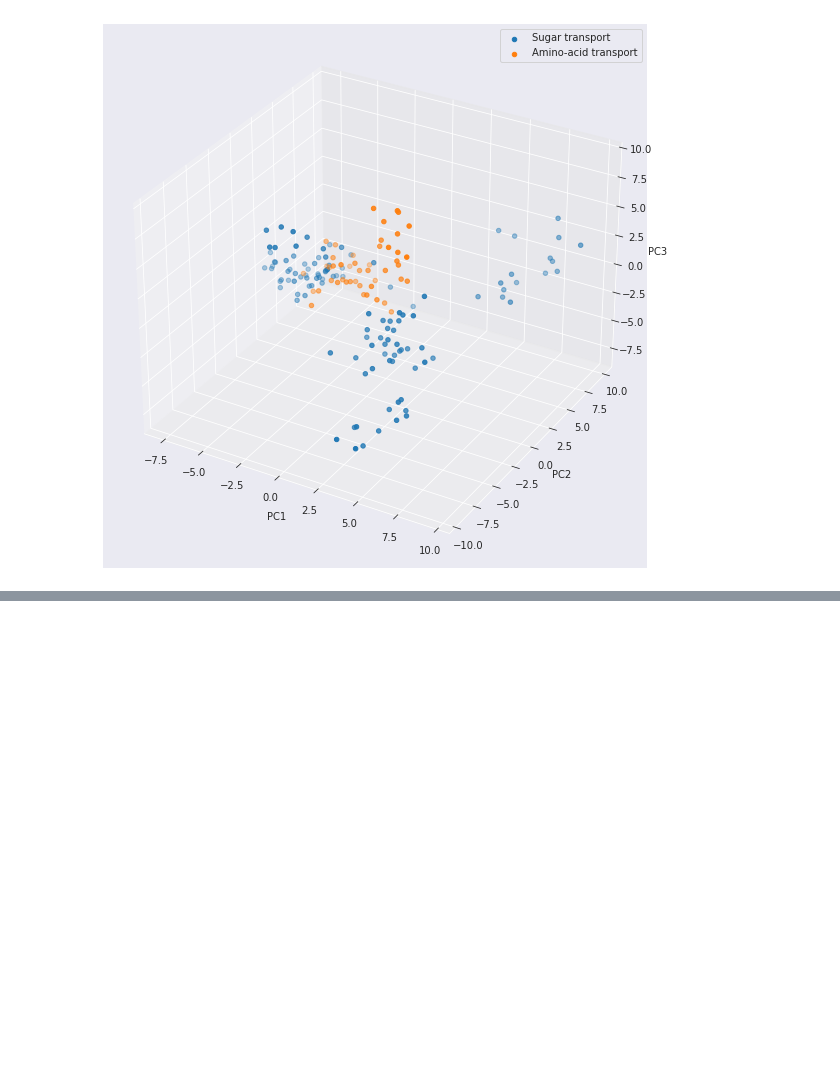
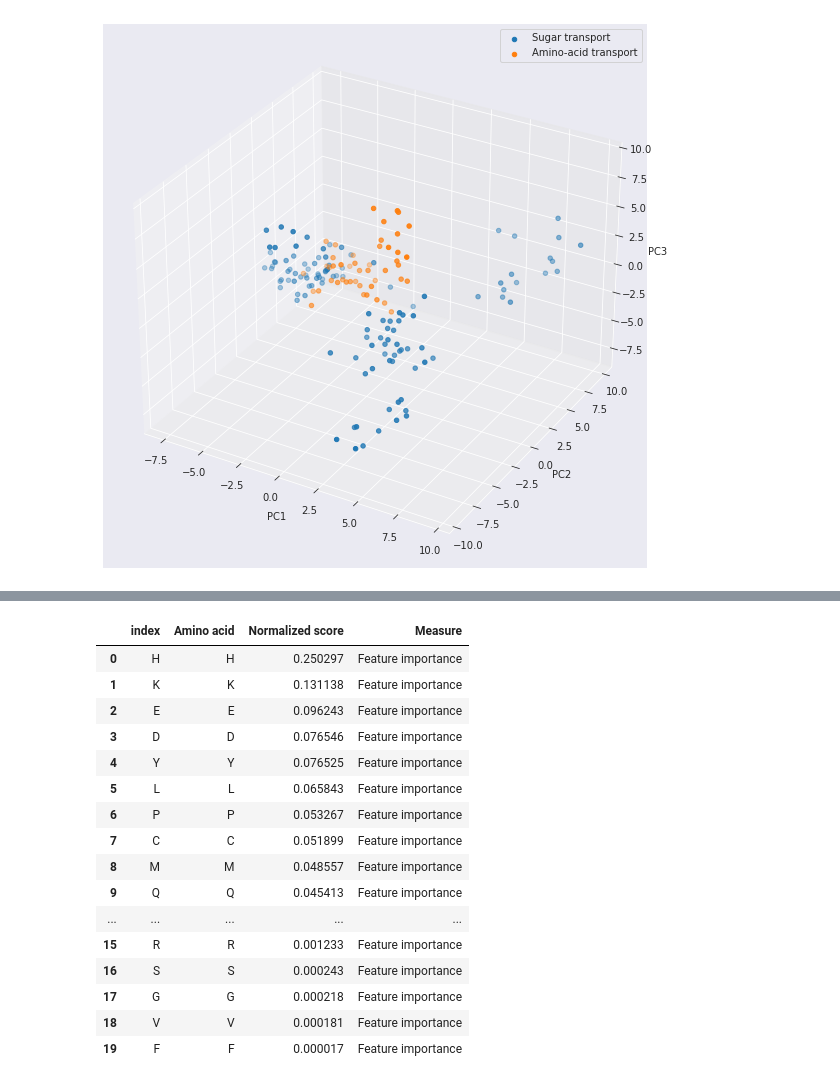
Before and after one commit to adenger/subpred3, a Jupyter notebook: notebooks/athaliana_02_dataset_analysis.ipynb, the cells around one changed output, grey strips where cells are left out. Cells and saved outputs as stored; diff of their text form; code cells hidden in the pictures; blank space fills up the shorter version.

```diff
--- a/notebooks/athaliana_02_dataset_analysis.ipynb
+++ b/notebooks/athaliana_02_dataset_analysis.ipynb
@@ -242,15 +303,36 @@ df_aac_amino_long = df_aac_amino.melt(
 # %%
 kbest = SelectKBest(k=20)
-
-labels = df_labels.labels
-labels = np.where(labels == "Amino-acid transport", 0, 1)
-
 kbest.fit(df_aac, labels)
 
-feature_importances_kbest = pd.Series(index = kbest.feature_names_in_, data=kbest.scores_).sort_index()
-# feature_importances_kbest = minmax_scale(feature_importances_kbest)
+feature_importances_kbest = pd.Series(
+    index=kbest.feature_names_in_, data=kbest.scores_
+).sort_index()
 feature_importances_kbest = feature_importances_kbest / sum(feature_importances_kbest)
 
-df_plot = df_plot.assign(
-    ANOVA = feature_importances_kbest
+df_kbest = pd.DataFrame(
+    {
+        "Amino acid": df_aac.columns.tolist(),
+        "Normalized score": feature_importances_kbest,
+        "Measure": ["Feature importance"] * 20,
+    }
 )
+df_kbest = df_kbest.sort_values("Normalized score", ascending=False).reset_index()
+df_kbest
+# %% [output]
+|  | index | Amino acid | Normalized score | Measure |
+| 0 | H | H | 0.250297 | Feature importance |
+| 1 | K | K | 0.131138 | Feature importance |
+| 2 | E | E | 0.096243 | Feature importance |
+| 3 | D | D | 0.076546 | Feature importance |
+| 4 | Y | Y | 0.076525 | Feature importance |
+| 5 | L | L | 0.065843 | Feature importance |
+| 6 | P | P | 0.053267 | Feature importance |
+| 7 | C | C | 0.051899 | Feature importance |
+| 8 | M | M | 0.048557 | Feature importance |
+| 9 | Q | Q | 0.045413 | Feature importance |
+| ... | ... | ... | ... | ... |
+| 15 | R | R | 0.001233 | Feature importance |
+| 16 | S | S | 0.000243 | Feature importance |
+| 17 | G | G | 0.000218 | Feature importance |
+| 18 | V | V | 0.000181 | Feature importance |
+| 19 | F | F | 0.000017 | Feature importance |
```
Also changed, not shown: parts of 12 cells of this notebook.
